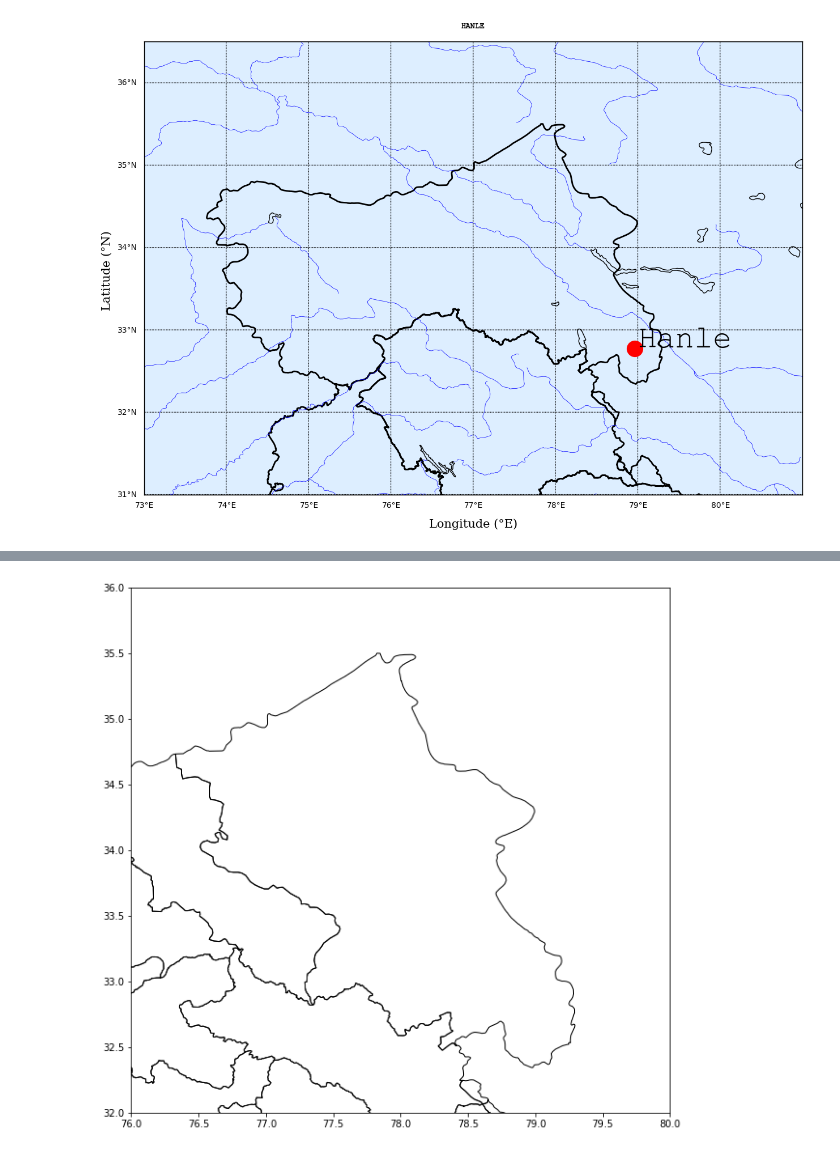
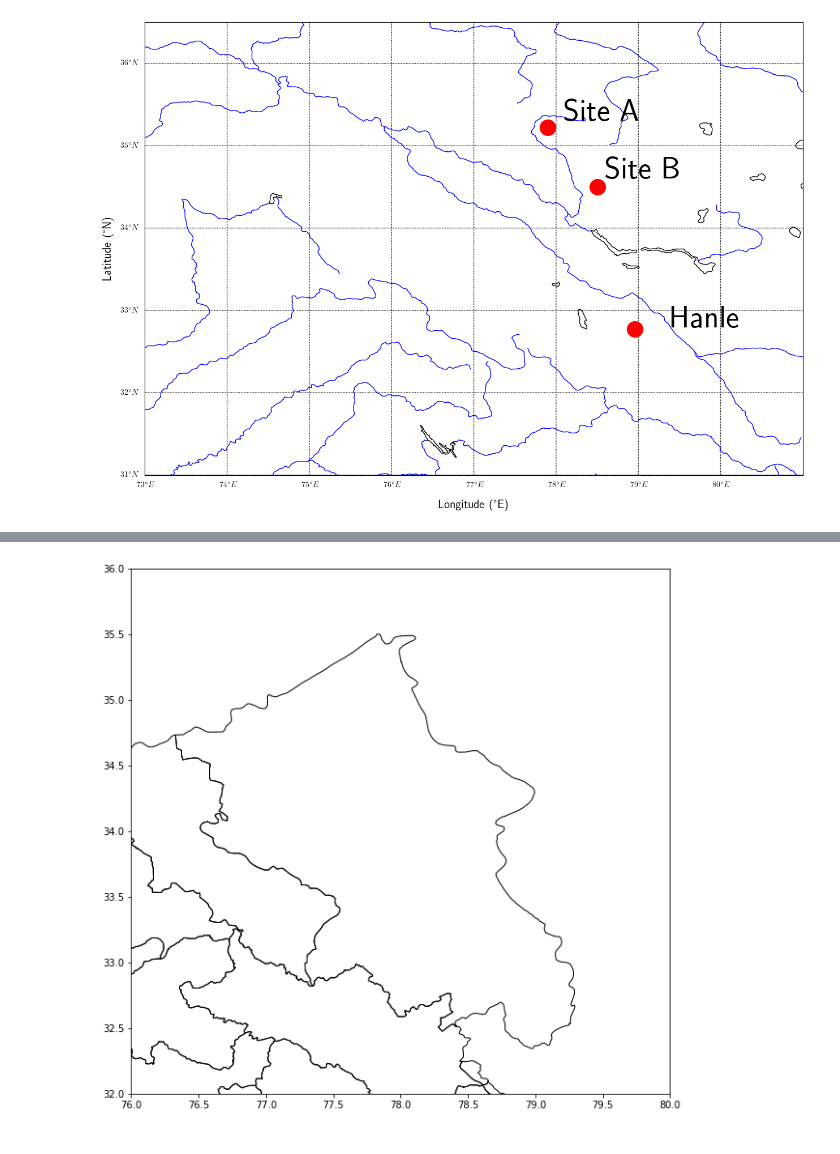
Before and after one commit to mayurisrao/THz, a Jupyter notebook: ERA5/gen_points_onmap.ipynb, the cells around one changed output, grey strips where cells are left out. Cells and saved outputs as stored; diff of their text form; code cells hidden in the pictures.

```diff
--- a/ERA5/gen_points_onmap.ipynb
+++ b/ERA5/gen_points_onmap.ipynb
@@ -23,50 +90,50 @@ m = Basemap(
             llcrnrlat = 31,
             urcrnrlat = 36.5,
             llcrnrlon = 73,
             urcrnrlon = 81,
             resolution = 'h')
 m.drawcoastlines()
 
 m.drawparallels(np.arange(31,36.5,1),labels=[True,False,False,False])
 m.drawmeridians(np.arange(73,81,1),labels=[0,0,0,1])
 #m.drawrivers(linewidth=0.5, color='blue')
-m.drawstates(linewidth=0.5, color='blue')
+#m.drawstates(linewidth=0.5, color='blue')
 
 
 
 
 #c=loc_freq
 
-sf = shp.Reader("D:\OneDrive - IIT Delhi\Intern\RRI\Shapefiles\gadm41_IND_shp\gadm41_IND_1.shp")
-for shape in sf.shapeRecords():
-    x = [i[0] for i in shape.shape.points[:]]
-    y = [i[1] for i in shape.shape.points[:]]
+# sf = shp.Reader("D:\OneDrive - IIT Delhi\Intern\RRI\Shapefiles\gadm41_IND_shp\gadm41_IND_0.shp")
+# for shape in sf.shapeRecords():
+#     x = [i[0] for i in shape.shape.points[:]]
+#     y = [i[1] for i in shape.shape.points[:]]
 
-    plt.plot(x,y,color='black',linewidth=2)
-    plt.xlim(xmin = 73, xmax = 81)
-    plt.ylim(ymin = 31, ymax = 36.5)
+#     plt.plot(x,y,color='black',linewidth=2)
+#     plt.xlim(xmin = 73, xmax = 81)
+#     plt.ylim(ymin = 31, ymax = 36.5)
 plt.grid()
 plt.ylabel('Latitude (°N) ',fontdict = fontdict,labelpad=40)
 plt.xlabel('Longitude (°E)',fontdict = fontdict,labelpad=30)
 
 m.drawstates()
-m.drawmapboundary()
+#m.drawmapboundary()
 #m.drawmapscale()
-m.drawlsmask()
-m.drawrivers(color='blue',linewidth=0.5)
+#m.drawlsmask()
+m.drawrivers(color='blue',linewidth=1)
 
 #m.drawcountries()
-m.drawmapboundary(fill_color="#DDEEFF")
+#m.drawmapboundary(fill_color="#DDEEFF")
 plt.plot(78.96,32.77,  'o', color='red', markersize=20)
-# plt.text(78.1,35.3, 'Site A', fontsize =40,font = 'Courier New')
-# plt.plot(77.9,35.22,'o',color='red',markersize=30)
-plt.text(79.0002,32.7908,  'Hanle', fontsize=40,font = 'Courier New')
-# plt.plot( 78.50,34.50,  'o', color='red', markersize=30)
-# plt.text(78.50+0.1,34.50+0.1, 'Site B', fontsize =40,font = 'Courier New')
+plt.text(78.1,35.3, 'Site A', fontsize =40,font = 'Courier New')
+plt.plot(77.9,35.22,'o',color='red',markersize=20)
+plt.text(79.0002+0.4,32.7908,  'Hanle', fontsize=40,font = 'Courier New')
+plt.plot( 78.50,34.50,  'o', color='red', markersize=20)
+plt.text(78.50+0.1,34.50+0.1, 'Site B', fontsize =40,font = 'Courier New')
 # plt.plot(78.62,33.8,  'o', color='red', markersize=20)
 # plt.text(78.62+0.1,33.8+0.1, 'Merak', fontsize =40,font = 'Courier New')
-plt.title('HANLE', fontsize=30,font = 'Courier New',pad = '20',color='#000000',horizontalalignment = 'center',verticalalignment = 'center',weight = 'bold')
-plt.savefig('HANLE.jpeg',dpi=600,bbox_inches='tight')
+#plt.title('HANLE', fontsize=30,font = 'Courier New',pad = '20',color='#000000',horizontalalignment = 'center',verticalalignment = 'center',weight = 'bold')
+#plt.savefig('HANLE.jpeg',dpi=600,bbox_inches='tight')
 plt.show()
 # %% [output]
-[figure, old version]
+[figure, new version]
```
Also changed, not shown: parts of 5 cells of this notebook, 25 other files.
